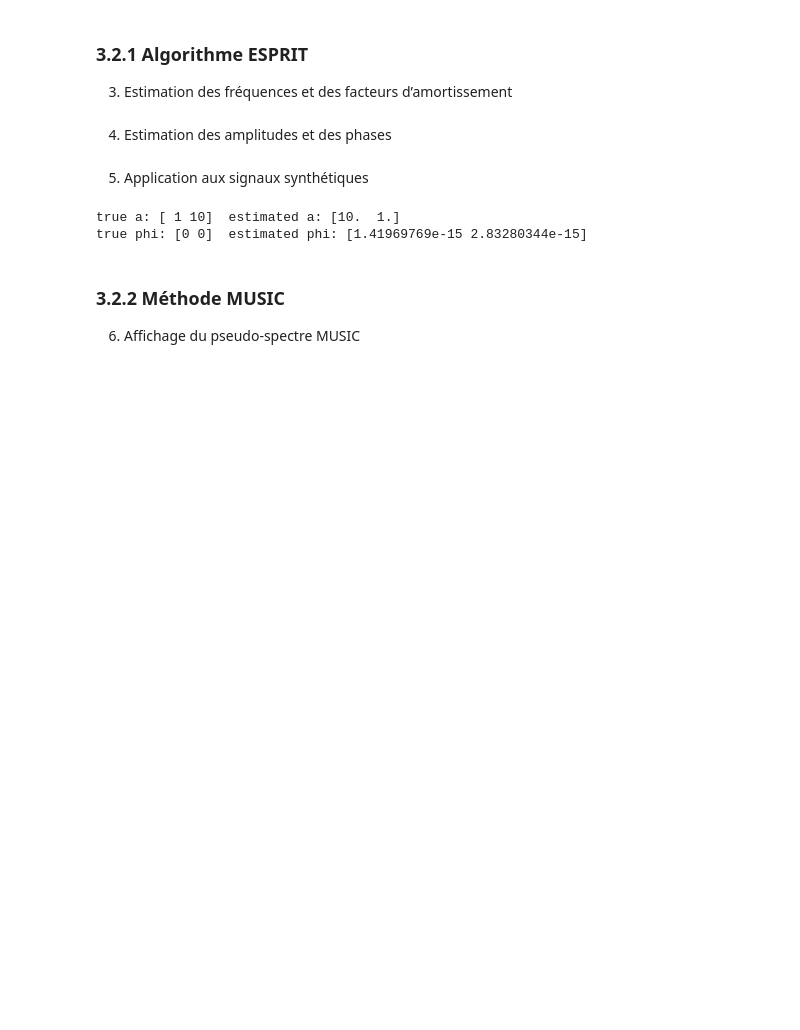
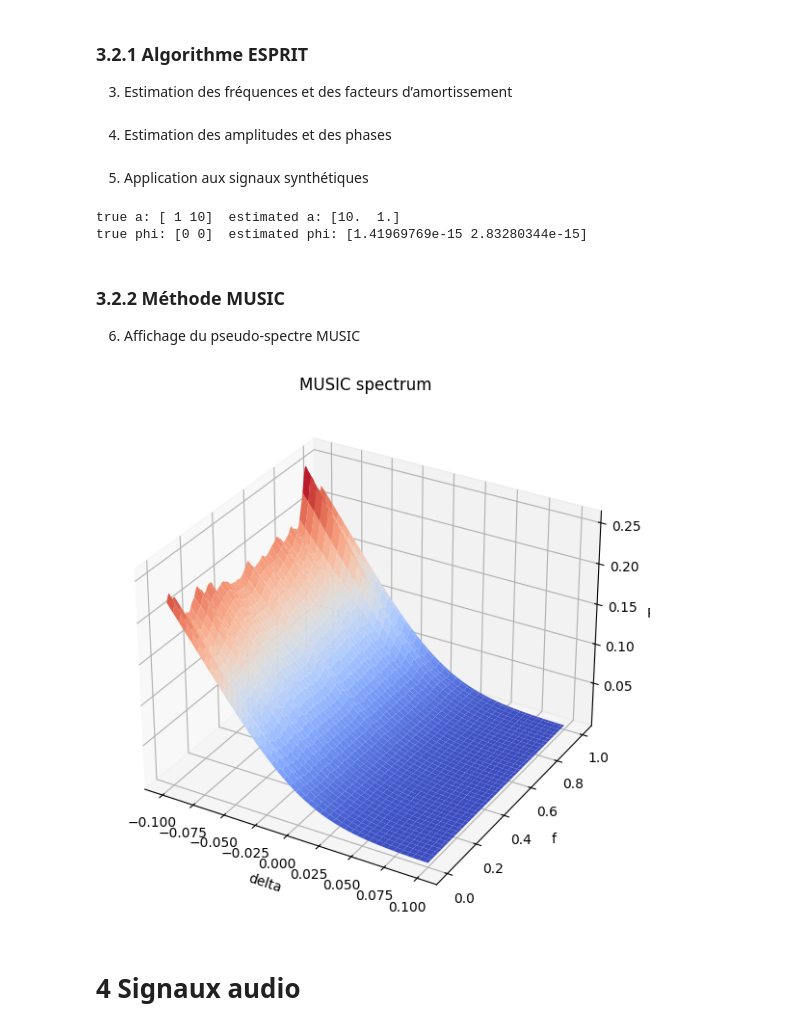
Before and after one commit to kjle/ATIAM-Promo-2025, a Jupyter notebook: TSM/TP-HR-fichiers/template-TP-HR.ipynb, the cells around one changed output. Cells and saved outputs as stored; diff of their text form; code cells hidden in the pictures; blank space fills up the shorter version.

```diff
--- a/TSM/TP-HR-fichiers/template-TP-HR.ipynb
+++ b/TSM/TP-HR-fichiers/template-TP-HR.ipynb
@@ -242,15 +232,34 @@ true phi: [0 0]  estimated phi: [1.41969769e-15 2.83280344e-15]
 ### 3.2.2 Méthode MUSIC
 
 6. Affichage du pseudo-spectre MUSIC
-# %%
-def MUSIC(x, n, K, delta, f):
-    X = get_hankel(x, n)
-    R_xx = get_correlation(X, n)
-    _, Wt = get_W(R_xx, K)
-
-    z = np.exp(delta + 2j * np.pi * f)
-    # v = [1, z, z^2, ..., z^(n-1)]
-    v = np.array([z**k for k in range(n)])
-    P = 1 / np.linalg.norm(Wt.transpose().conj() @ v) ** 2
-
-    return P
+# %%
+def MUSIC(x, n, K, delta_grid, f_grid):
+    X = get_hankel(x, n)
+    R_xx = get_correlation(X, n)
+    _, Wt = get_W(R_xx, K)
+    v_n_z = np.vander((np.exp(delta_grid + 2j * np.pi * f_grid)).flatten(), n, increasing=True).T
+    # W_perp_conj_transpose = Wt.conj().T
+    product = np.dot(Wt.conj().transpose(), v_n_z)
+    norm_square = np.linalg.norm(product, axis=0) ** 2
+    P = 1 / norm_square
+    P = P.reshape(delta_grid.shape)
+    return P
+
+delta_vals = np.linspace(-0.1, 0.1, 256)
+f_vals = np.linspace(0, 1, 256)
+delta_grid, f_grid = np.meshgrid(delta_vals, f_vals)
+
+P = MUSIC(x, n, K, delta_grid, f_grid)
+
+fig = plt.figure(figsize=(10, 7))
+ax = fig.add_subplot(111, projection='3d')
+ax.plot_surface(delta_grid, f_grid, P, cmap=cm.coolwarm)
+ax.set_xlabel('delta')
+ax.set_ylabel('f')
+ax.set_zlabel('P')
+ax.set_title('MUSIC spectrum')
+plt.show()
+# %% [output]
+[figure, added]
+# %% [markdown]
+# 4 Signaux audio
```
Also changed, not shown: parts of 8 cells of this notebook, 1 other file.
